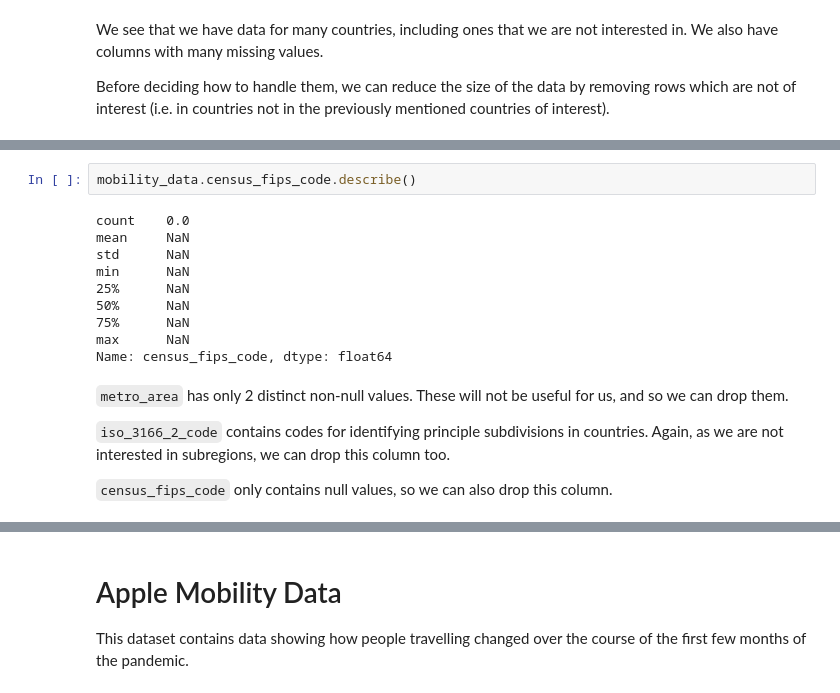
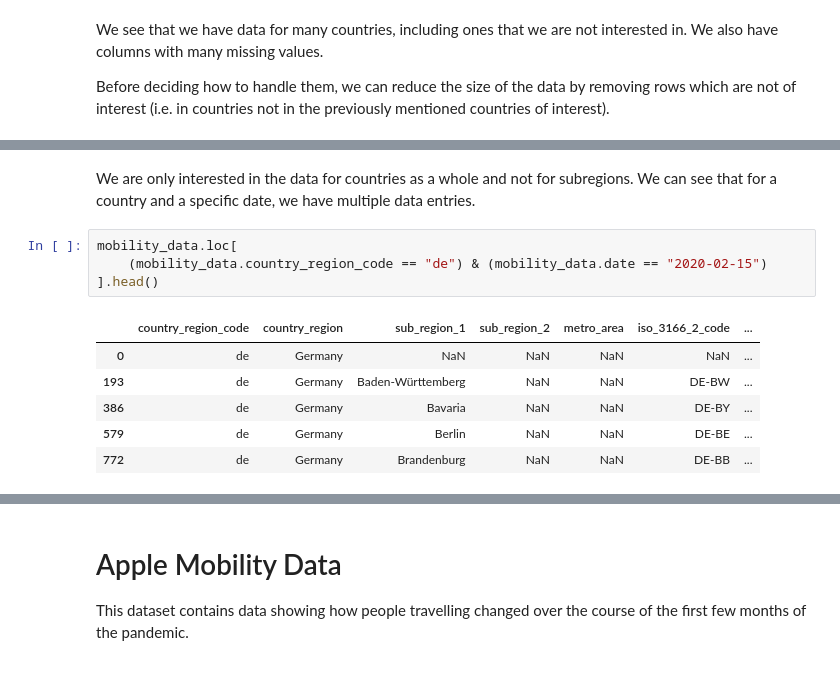
Before and after one commit to epfl-ada/ada-2022-project-zeta, a Jupyter notebook: notebook_anton.ipynb, the cells around one changed output, grey strips where cells are left out. Saved outputs shown, nothing was run; the diff lists cells and outputs as text.

```diff
--- a/notebook_anton.ipynb
+++ b/notebook_anton.ipynb
@@ -268,18 +246,13 @@ Name: iso_3166_2_code, dtype: object
-# %%
-mobility_data.census_fips_code.describe()
-# %% [output]
-count    0.0
-mean     NaN
-std      NaN
-min      NaN
-25%      NaN
-50%      NaN
-75%      NaN
-max      NaN
-Name: census_fips_code, dtype: float64
-# %% [markdown]
-`metro_area` has only 2 distinct non-null values. These will not be useful for us, and so we can drop them.
-
-`iso_3166_2_code` contains codes for identifying principle subdivisions in countries. Again, as we are not interested in subregions, we can drop this column too.
-
-`census_fips_code` only contains null values, so we can also drop this column.
+# %% [markdown]
+We are only interested in the data for countries as a whole and not for subregions. We can see that for a country and a specific date, we have multiple data entries.
+# %%
+mobility_data.loc[
+    (mobility_data.country_region_code == "de") & (mobility_data.date == "2020-02-15")
+].head()
+# %% [output]
+|  | country_region_code | country_region | sub_region_1 | sub_region_2 | metro_area | iso_3166_2_code | ... |
+| 0 | de | Germany | NaN | NaN | NaN | NaN | ... |
+| 193 | de | Germany | Baden-Württemberg | NaN | NaN | DE-BW | ... |
+| 386 | de | Germany | Bavaria | NaN | NaN | DE-BY | ... |
+| 579 | de | Germany | Berlin | NaN | NaN | DE-BE | ... |
+| 772 | de | Germany | Brandenburg | NaN | NaN | DE-BB | ... |
```
Also changed, not shown: parts of 7 cells of this notebook.
